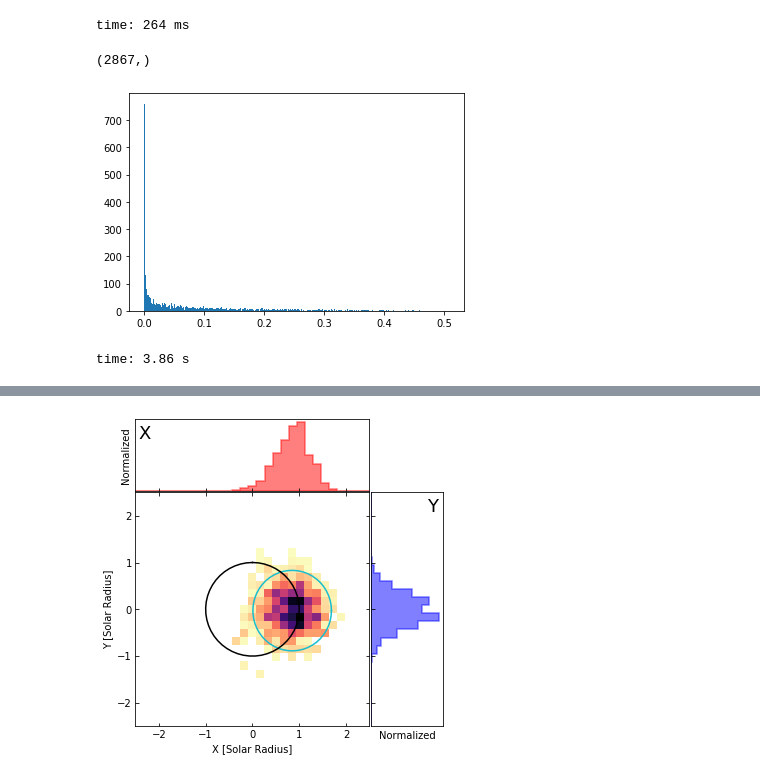
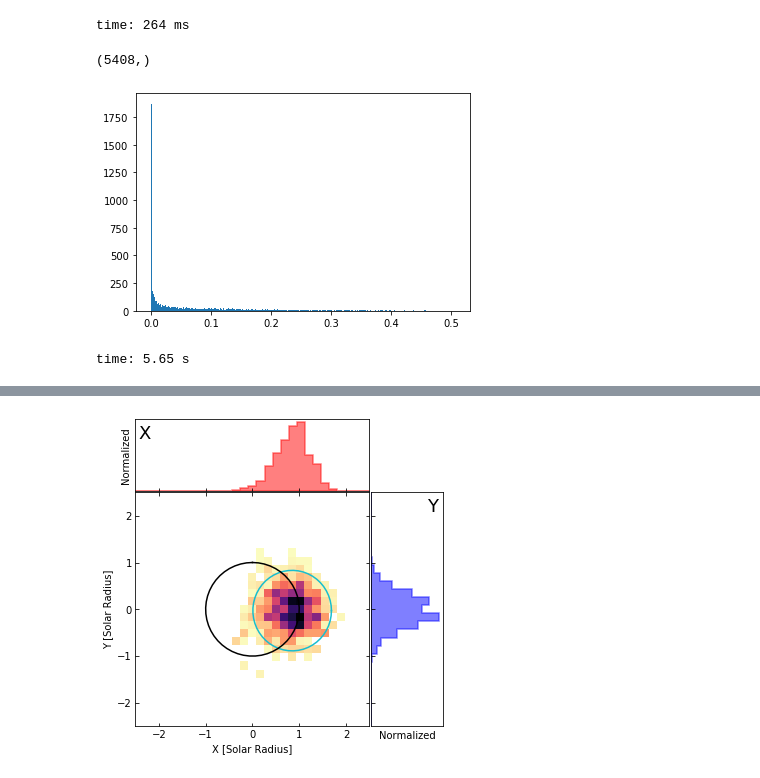
Before and after one commit to peijin94/SunRay, a Jupyter notebook: ray_scat_test.ipynb, the cells around one changed output, grey strips where cells are left out. Cells and saved outputs as stored; diff of their text form; code cells hidden in the pictures.

```diff
--- a/ray_scat_test.ipynb
+++ b/ray_scat_test.ipynb
@@ -155,14 +155,13 @@ time: 264 ms
 # %%
 from sunRay.statisticalRays import collectXYtatR
 
-(x_im_stat,y_im_stat,t_reach_stat,weights_stat,t_free_stat) = collectXYtatR(photon_N,r_vec_collect_local,k_vec_collect_local,t_collect.cpu(),tau.cpu(),omega0.cpu(),14.96)
+(x_im_stat,y_im_stat,t_reach_stat,weights_stat,t_free_stat) = collectXYtatR(photon_N,r_vec_collect_local,k_vec_collect_local,t_collect.cpu(),tau_collect_local,omega0.cpu(),14.96)
 
 #hst = plt.hist(t_free_stat,20)
 hst = plt.hist(weights_stat,300)
 #plt.xlim(30,40)
-
 x_im_stat.shape
 # %% [output]
-(2867,)
+(5408,)
-[figure, old version]
+[figure, new version]
-time: 3.86 s
+time: 5.65 s
```
Also changed, not shown: parts of 5 cells of this notebook, 2 other files.
